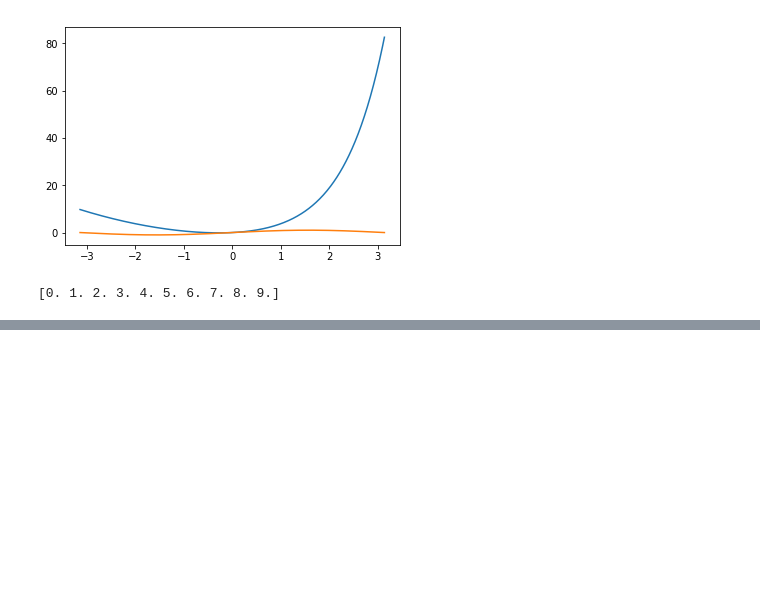
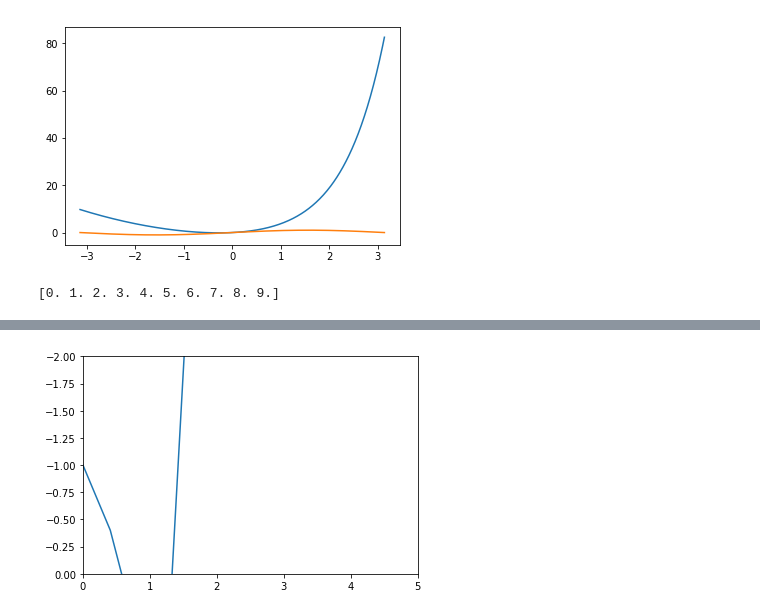
Before and after one commit to Oscar2401/M-todos-Num-ricos, a Jupyter notebook: clase_1.ipynb, the cells around one changed output, grey strips where cells are left out. Cells and saved outputs as stored; diff of their text form; code cells hidden in the pictures; blank space fills up the shorter version.

```diff
--- a/clase_1.ipynb
+++ b/clase_1.ipynb
@@ -80,3 +80,8 @@ for i in range(0,10):
 print(a)
 # %% [output]
 [0. 1. 2. 3. 4. 5. 6. 7. 8. 9.]
+# %%
+#Agregar datos txt
+data = loadtxt('Datos_prueba-1.txt').T
+print(data[0])
+print(data[1])
@@ -82,0 +106,7 @@ print(a)
+# %%
+plot(data[0],data[1])
+xlim(0,5)
+ylim(0.,-2)
+show()
+# %% [output]
+[figure, added]
```
Also changed, not shown: parts of 1 cell of this notebook, 2 other files.
